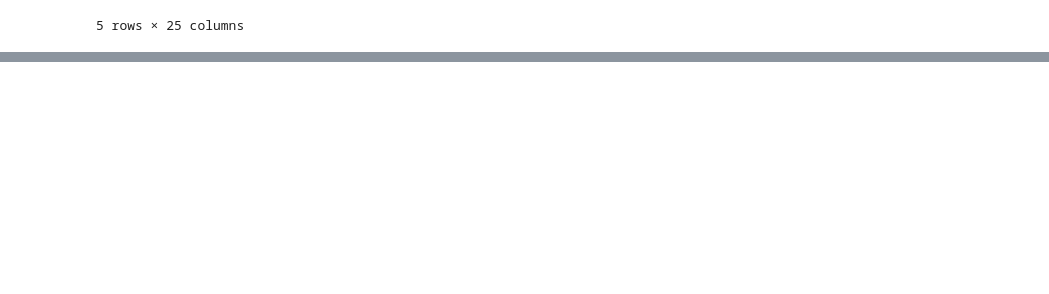
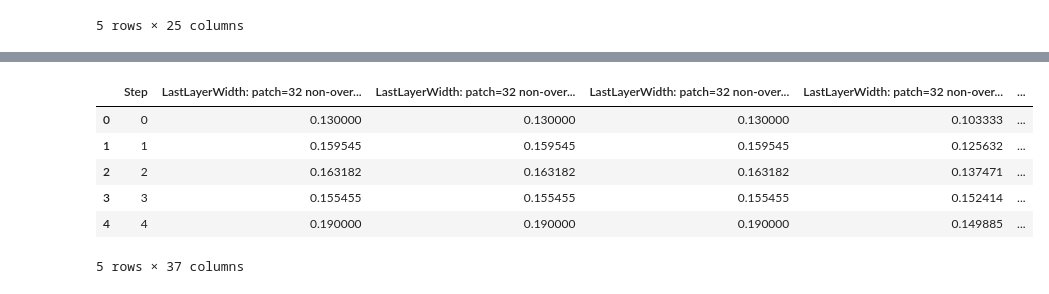
Before and after one commit to MCV-C3/project-team-6, a Jupyter notebook: Week2/report/plot_temp.ipynb, the cells around one changed output, grey strips where cells are left out. Drawn from its saved outputs; the diff is of its cells as text; code cells hidden in the pictures; blank space fills up the shorter version.

```diff
--- a/Week2/report/plot_temp.ipynb
+++ b/Week2/report/plot_temp.ipynb
@@ -245,0 +243,11 @@ plt.show()
+# %%
+df = pd.read_csv("wandb_export_2025-12-17T00_09_26.634+01_00.csv")
+df.head()
+# %% [output]
+|  | Step | LastLayerWidth: patch=32 non-over... | LastLayerWidth: patch=32 non-over... | LastLayerWidth: patch=32 non-over... | LastLayerWidth: patch=32 non-over... | ... |
+| 0 | 0 | 0.130000 | 0.130000 | 0.130000 | 0.103333 | ... |
+| 1 | 1 | 0.159545 | 0.159545 | 0.159545 | 0.125632 | ... |
+| 2 | 2 | 0.163182 | 0.163182 | 0.163182 | 0.137471 | ... |
+| 3 | 3 | 0.155455 | 0.155455 | 0.155455 | 0.152414 | ... |
+| 4 | 4 | 0.190000 | 0.190000 | 0.190000 | 0.149885 | ... |
+5 rows × 37 columns
```
Also changed, not shown: parts of 2 cells of this notebook, 1 other file.
